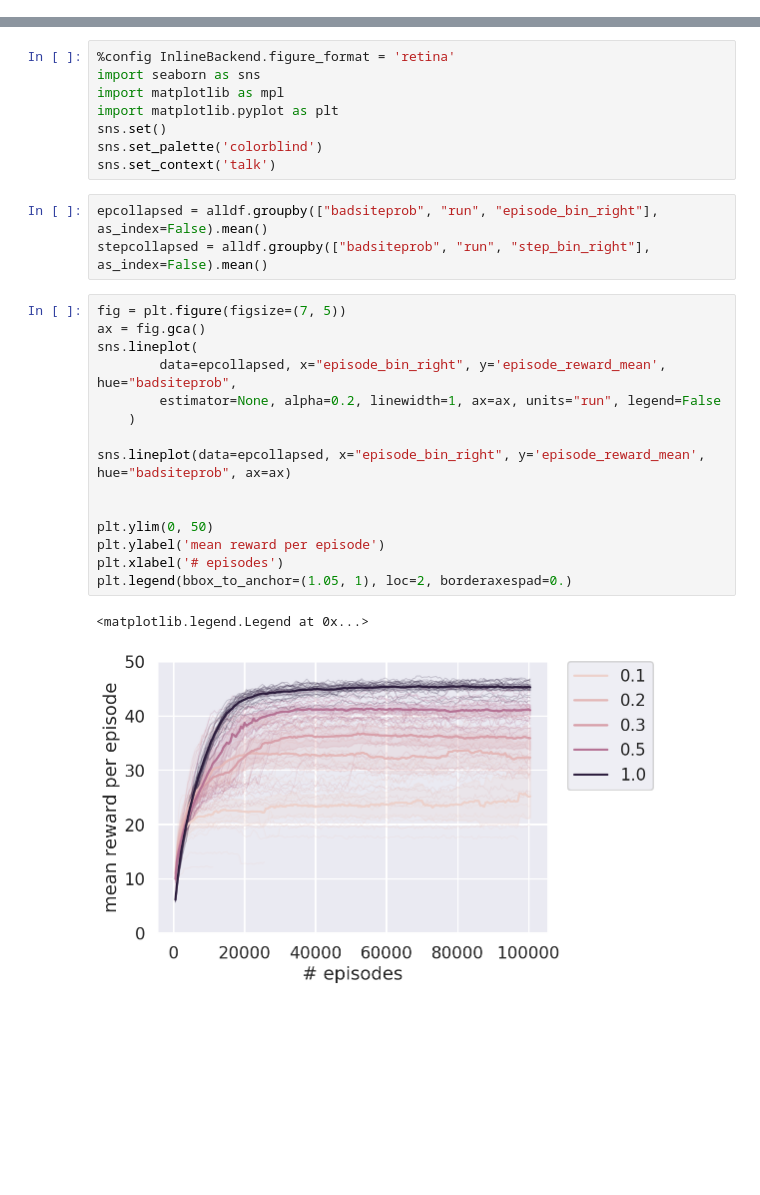
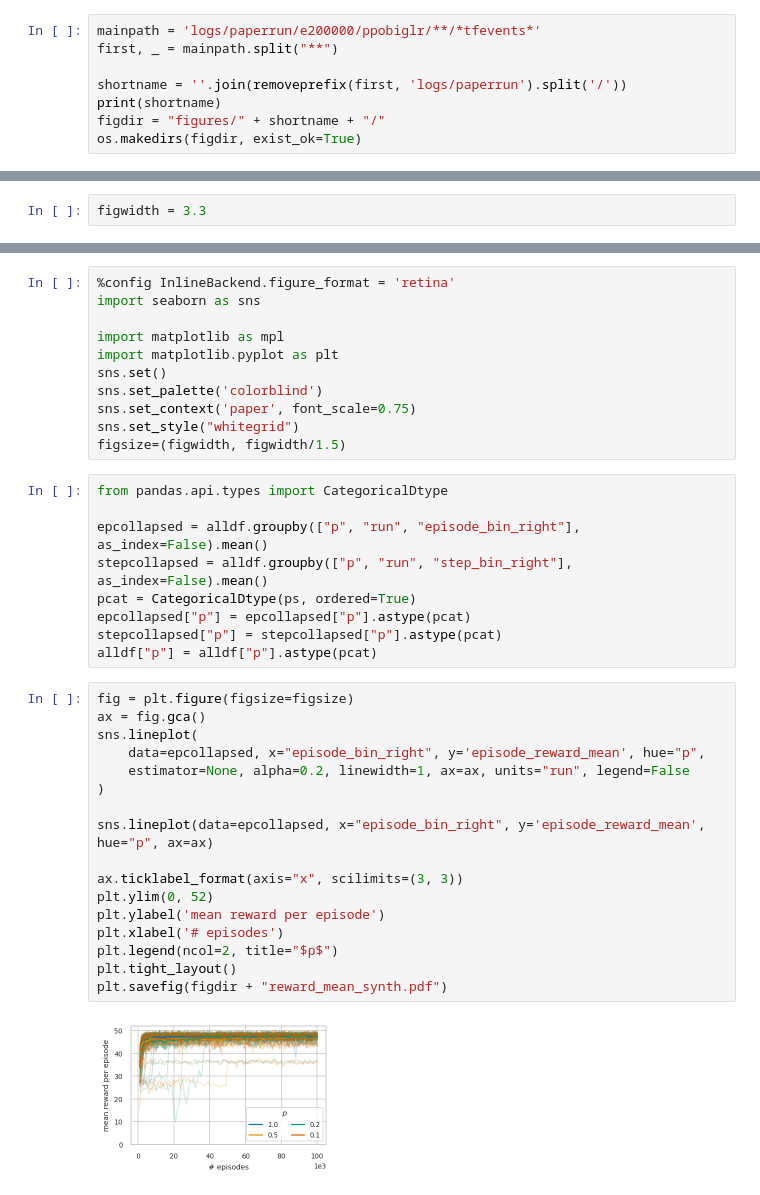
Before and after one commit to PaulEcoffet/RLCoopExp, a Jupyter notebook: bad_site_analysis.ipynb, the cells around one changed output, grey strips where cells are left out. Cells and saved outputs as stored; diff of their text form; blank space fills up the shorter version.

```diff
--- a/bad_site_analysis.ipynb
+++ b/bad_site_analysis.ipynb
@@ -35,0 +76,8 @@ def create_df(inpath):
+# %%
+mainpath = 'logs/paperrun/e200000/ppobiglr/**/*tfevents*'
+first, _ = mainpath.split("**")
+
+shortname = ''.join(removeprefix(first, 'logs/paperrun').split('/'))
+print(shortname)
+figdir = "figures/" + shortname + "/"
+os.makedirs(figdir, exist_ok=True)
@@ -51 +113,3 @@ alldf = pd.concat(fuldfs)
+# %%
+figwidth = 3.3
 # %%
@@ -74,29 +142,39 @@ Name: episode_bin_right, Length: 51912, dtype: float64
 # %%
 %config InlineBackend.figure_format = 'retina'
 import seaborn as sns
+
 import matplotlib as mpl
 import matplotlib.pyplot as plt
 sns.set()
 sns.set_palette('colorblind')
-sns.set_context('talk')
+sns.set_context('paper', font_scale=0.75)
+sns.set_style("whitegrid")
+figsize=(figwidth, figwidth/1.5)
 # %%
-epcollapsed = alldf.groupby(["badsiteprob", "run", "episode_bin_right"], as_index=False).mean()
-stepcollapsed = alldf.groupby(["badsiteprob", "run", "step_bin_right"], as_index=False).mean()
+from pandas.api.types import CategoricalDtype
+
+epcollapsed = alldf.groupby(["p", "run", "episode_bin_right"], as_index=False).mean()
+stepcollapsed = alldf.groupby(["p", "run", "step_bin_right"], as_index=False).mean()
+pcat = CategoricalDtype(ps, ordered=True)
+epcollapsed["p"] = epcollapsed["p"].astype(pcat)
+stepcollapsed["p"] = stepcollapsed["p"].astype(pcat)
+alldf["p"] = alldf["p"].astype(pcat)
 # %%
-fig = plt.figure(figsize=(7, 5))
+fig = plt.figure(figsize=figsize)
 ax = fig.gca()
 sns.lineplot(
-        data=epcollapsed, x="episode_bin_right", y='episode_reward_mean', hue="badsiteprob",
-        estimator=None, alpha=0.2, linewidth=1, ax=ax, units="run", legend=False
-    )
+    data=epcollapsed, x="episode_bin_right", y='episode_reward_mean', hue="p",
+    estimator=None, alpha=0.2, linewidth=1, ax=ax, units="run", legend=False
+)
 
-sns.lineplot(data=epcollapsed, x="episode_bin_right", y='episode_reward_mean', hue="badsiteprob", ax=ax)
+sns.lineplot(data=epcollapsed, x="episode_bin_right", y='episode_reward_mean', hue="p", ax=ax)
 
-
-plt.ylim(0, 50)
+ax.ticklabel_format(axis="x", scilimits=(3, 3))
+plt.ylim(0, 52)
 plt.ylabel('mean reward per episode')
 plt.xlabel('# episodes')
-plt.legend(bbox_to_anchor=(1.05, 1), loc=2, borderaxespad=0.)
+plt.legend(ncol=2, title="$p$")
+plt.tight_layout()
+plt.savefig(figdir + "reward_mean_synth.pdf")
 # %% [output]
-<matplotlib.legend.Legend at 0x...>
-[figure, old version]
+[figure, new version]
```
Also changed, not shown: parts of 19 cells of this notebook, 7 other files.
